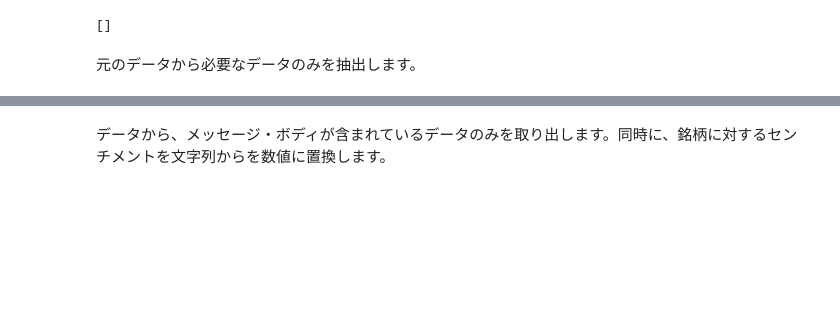
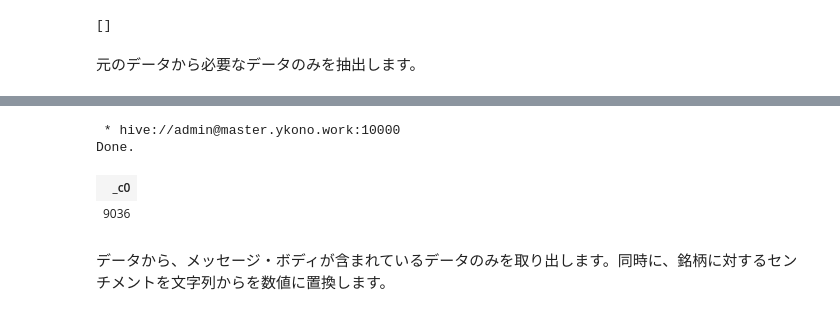
Before and after one commit to YoshiyukiKono/dsml_01_nlp, a Jupyter notebook: nlp_solution.ipynb, the cells around one changed output, grey strips where cells are left out. Drawn from its saved outputs; the diff is of its cells as text; code cells hidden in the pictures; blank space fills up the shorter version.

```diff
--- a/nlp_solution.ipynb
+++ b/nlp_solution.ipynb
@@ -367,3 +365,11 @@ Done.
+# %%
+%%sql
+select count(*) from message_extracted
+# %% [output]
+ * hive://admin@master.ykono.work:10000
+Done.
+| _c0 |
+| 9036 |
 # %% [markdown]
 データから、メッセージ・ボディが含まれているデータのみを取り出します。同時に、銘柄に対するセンチメントを文字列からを数値に置換します。
 # %%
```
Also changed, not shown: parts of 48 cells of this notebook, 1 other file.
